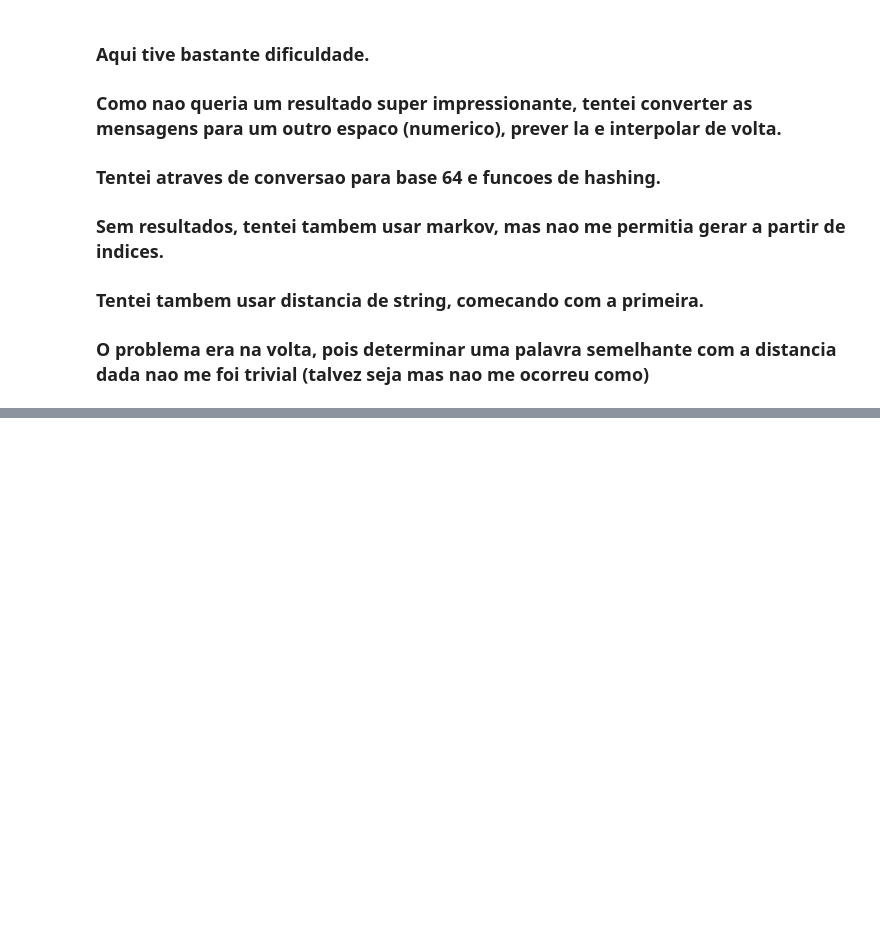
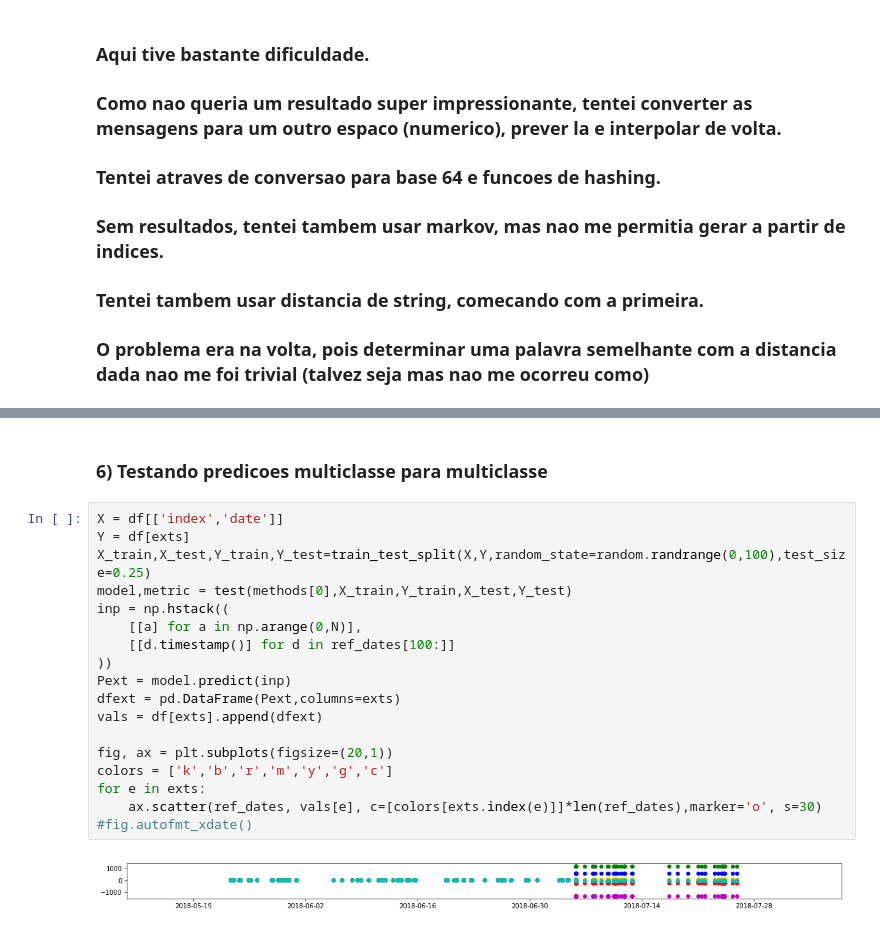
Before and after one commit to ninofabrizio/DataScience, a Jupyter notebook: T2/T2.1/PreditiveAnalysis.ipynb, the cells around one changed output, grey strips where cells are left out. Drawn from its saved outputs; the diff is of its cells as text; blank space fills up the shorter version.

```diff
--- a/T2/T2.1/PreditiveAnalysis.ipynb
+++ b/T2/T2.1/PreditiveAnalysis.ipynb
@@ -517,0 +562,22 @@ for e in exts:
+# %% [markdown]
+### 6) Testando predicoes multiclasse para multiclasse
+# %%
+X = df[['index','date']]
+Y = df[exts]
+X_train,X_test,Y_train,Y_test=train_test_split(X,Y,random_state=random.randrange(0,100),test_size=0.25)
+model,metric = test(methods[0],X_train,Y_train,X_test,Y_test)
+inp = np.hstack((
+    [[a] for a in np.arange(0,N)],
+    [[d.timestamp()] for d in ref_dates[100:]]
+))
+Pext = model.predict(inp)
+dfext = pd.DataFrame(Pext,columns=exts)
+vals = df[exts].append(dfext)
+
+fig, ax = plt.subplots(figsize=(20,1))
+colors = ['k','b','r','m','y','g','c']
+for e in exts:
+    ax.scatter(ref_dates, vals[e], c=[colors[exts.index(e)]]*len(ref_dates),marker='o', s=30)
+#fig.autofmt_xdate()
+# %% [output]
+[figure, added]
```
Also changed, not shown: parts of 4 cells of this notebook.
